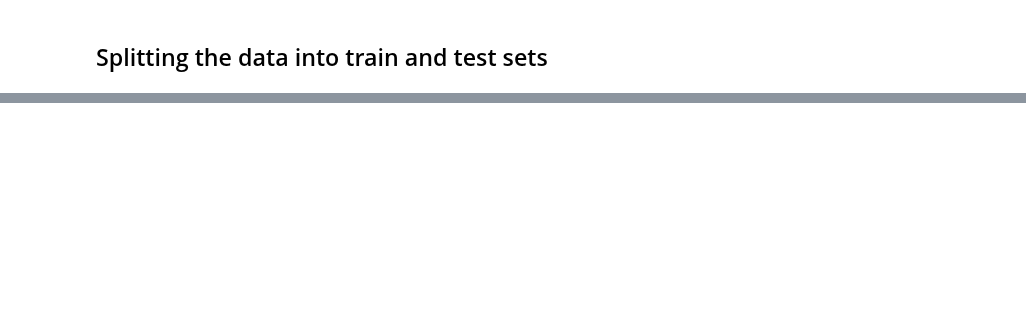
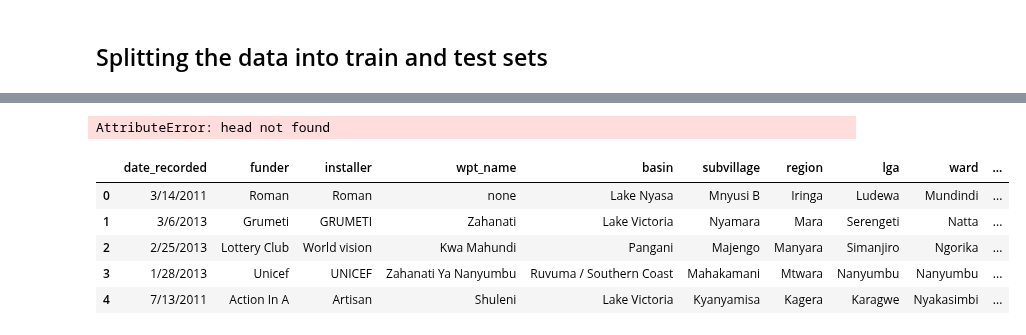
Before and after one commit to rahulakrish/water_pump_classifier, a Jupyter notebook: phase3_project.ipynb, the cells around one changed output, grey strips where cells are left out. Cells and saved outputs as stored; diff of their text form; code cells hidden in the pictures; blank space fills up the shorter version.

```diff
--- a/phase3_project.ipynb
+++ b/phase3_project.ipynb
@@ -575,0 +656,17 @@ We can see that for reason currently unknown, that the central-western part of T
+# %%
+from sklearn.preprocessing import OneHotEncoder
+ohe = OneHotEncoder()
+
+X_train_categorical_ohe = ohe.fit_transform(X_train_categorical)
+X_train_categorical_ohe.head()
+# %% [output]
+AttributeError: head not found
+# %%
+X_train_categorical.head()
+# %% [output]
+|  | date_recorded | funder | installer | wpt_name | basin | subvillage | region | lga | ward | ... |
+| 0 | 3/14/2011 | Roman | Roman | none | Lake Nyasa | Mnyusi B | Iringa | Ludewa | Mundindi | ... |
+| 1 | 3/6/2013 | Grumeti | GRUMETI | Zahanati | Lake Victoria | Nyamara | Mara | Serengeti | Natta | ... |
+| 2 | 2/25/2013 | Lottery Club | World vision | Kwa Mahundi | Pangani | Majengo | Manyara | Simanjiro | Ngorika | ... |
+| 3 | 1/28/2013 | Unicef | UNICEF | Zahanati Ya Nanyumbu | Ruvuma / Southern Coast | Mahakamani | Mtwara | Nanyumbu | Nanyumbu | ... |
+| 4 | 7/13/2011 | Action In A | Artisan | Shuleni | Lake Victoria | Kyanyamisa | Kagera | Karagwe | Nyakasimbi | ... |
```
Also changed, not shown: parts of 13 cells of this notebook.
